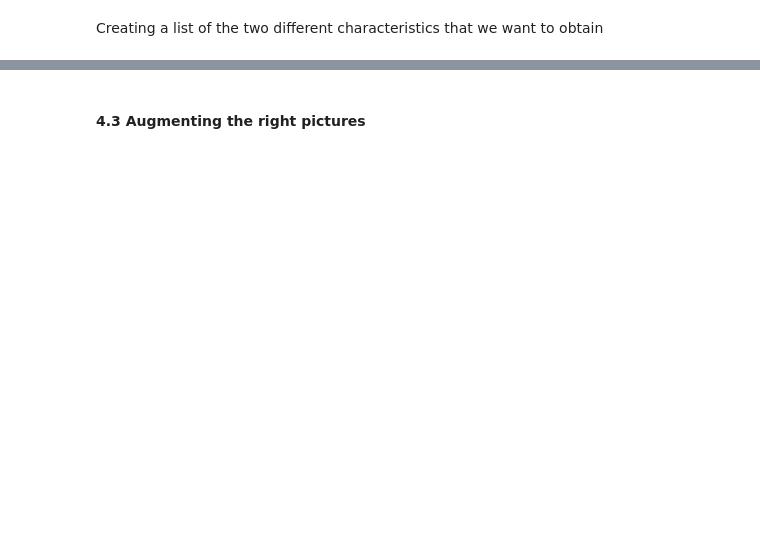
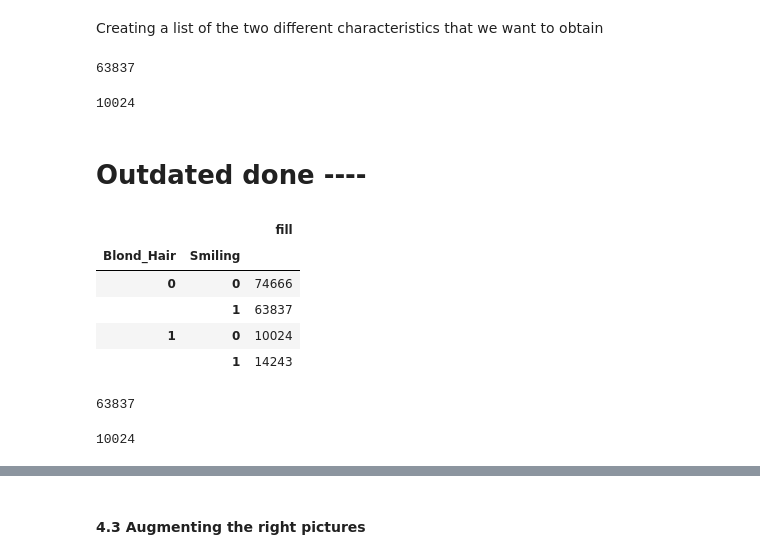
Before and after one commit to mar10nJohns1/AlgorithmicFairness, a Jupyter notebook: equalize_bias.ipynb, the cells around one changed output, grey strips where cells are left out. Drawn from its saved outputs; the diff is of its cells as text; code cells hidden in the pictures; blank space fills up the shorter version.

```diff
--- a/equalize_bias.ipynb
+++ b/equalize_bias.ipynb
@@ -164,7 +221,7 @@ As we in this particular example, want to upsample the number of smiling people
 train = pd.read_csv("Data/train.csv")
 train_len = len(train)
 attr = list(train.columns[1:41])
-protected_attr = "High_Cheekbones"
+protected_attr = "Blond_Hair"
 target = "Smiling"
 # %%
 train.head()
@@ -222,8 +314,23 @@ s_n_hc = pp[(pp[target] == 1) & (pp[protected_attr] == -1)].im_id
 # %%
 #We see that this number is the same as in the dist table above
 len(s_n_hc)
+# %% [output]
+63837
 # %%
 ns_hc = pp[(pp[target] == -1) & (pp[protected_attr] == 1)].im_id
 # %%
 #We see that this number is the same as in the dist table above
 len(ns_hc)
+# %% [output]
+10024
+# %% [markdown]
+# Outdated done ----
+# %%
+dist
+# %% [output]
+|  |  | fill |
+| Blond_Hair | Smiling |  |
+| 0 | 0 | 74666 |
+|  | 1 | 63837 |
+| 1 | 0 | 10024 |
+|  | 1 | 14243 |
@@ -229,0 +339,5 @@ len(ns_hc)
+# %%
+#We see that this number is the same as in the dist table above
+len(a0_t1)
+# %% [output]
+63837
@@ -229,0 +346,5 @@ len(ns_hc)
+# %%
+#We see that this number is the same as in the dist table above
+len(a1_t0)
+# %% [output]
+10024
```
Also changed, not shown: parts of 43 cells of this notebook, 1 other file.
